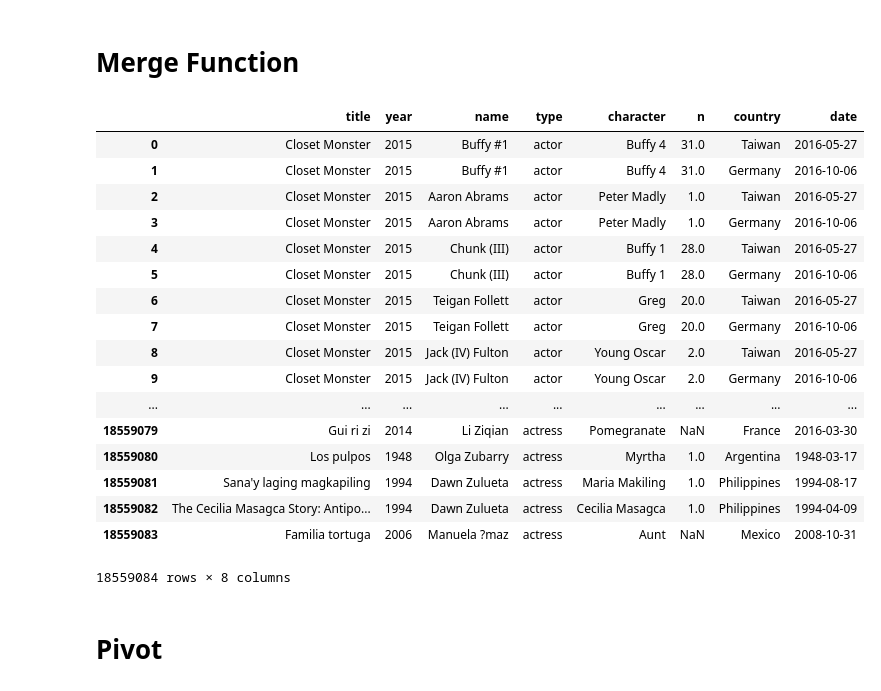
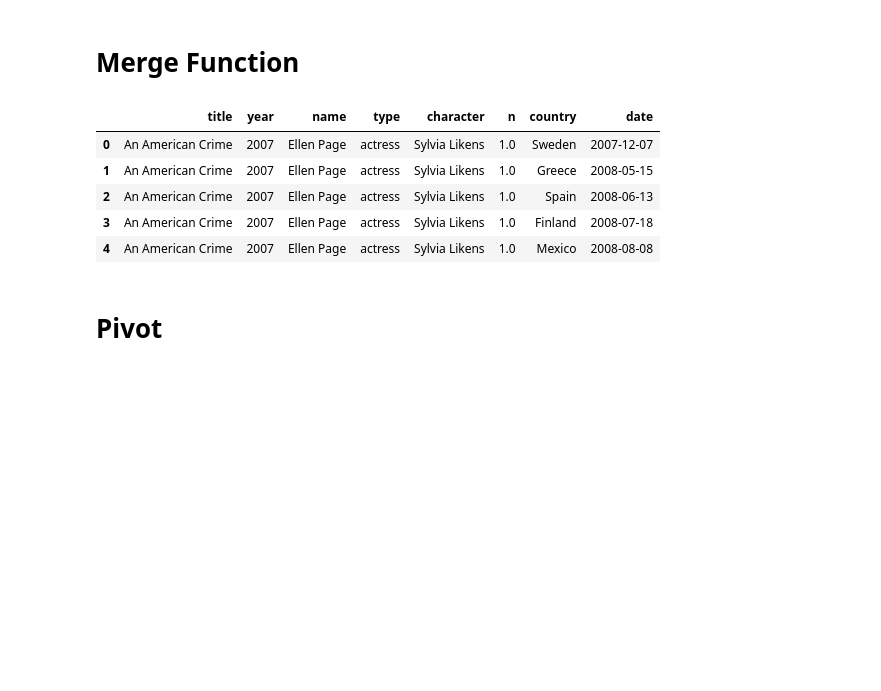
Before and after one commit to ababen/pycon-pandas-tutorial, a Jupyter notebook: Exercises-5.ipynb, the cells around one changed output. Saved outputs shown, nothing was run; the diff lists cells and outputs as text; code cells hidden in the pictures; blank space fills up the shorter version.

```diff
--- a/Exercises-5.ipynb
+++ b/Exercises-5.ipynb
@@ -76,27 +158,15 @@ Name: date, dtype: int64
 # Merge Function
 # %%
 c = cast
-c[c.name == 'Ellen Page']
-c.merge(release_dates)
+c = c[c.name == 'Ellen Page']
+c.merge(release_dates).head()
 # %% [output]
 |  | title | year | name | type | character | n | country | date |
-| 0 | Closet Monster | 2015 | Buffy #1 | actor | Buffy 4 | 31.0 | Taiwan | 2016-05-27 |
-| 1 | Closet Monster | 2015 | Buffy #1 | actor | Buffy 4 | 31.0 | Germany | 2016-10-06 |
-| 2 | Closet Monster | 2015 | Aaron Abrams | actor | Peter Madly | 1.0 | Taiwan | 2016-05-27 |
-| 3 | Closet Monster | 2015 | Aaron Abrams | actor | Peter Madly | 1.0 | Germany | 2016-10-06 |
-| 4 | Closet Monster | 2015 | Chunk (III) | actor | Buffy 1 | 28.0 | Taiwan | 2016-05-27 |
-| 5 | Closet Monster | 2015 | Chunk (III) | actor | Buffy 1 | 28.0 | Germany | 2016-10-06 |
-| 6 | Closet Monster | 2015 | Teigan Follett | actor | Greg | 20.0 | Taiwan | 2016-05-27 |
-| 7 | Closet Monster | 2015 | Teigan Follett | actor | Greg | 20.0 | Germany | 2016-10-06 |
-| 8 | Closet Monster | 2015 | Jack (IV) Fulton | actor | Young Oscar | 2.0 | Taiwan | 2016-05-27 |
-| 9 | Closet Monster | 2015 | Jack (IV) Fulton | actor | Young Oscar | 2.0 | Germany | 2016-10-06 |
-| ... | ... | ... | ... | ... | ... | ... | ... | ... |
-| 18559079 | Gui ri zi | 2014 | Li Ziqian | actress | Pomegranate | NaN | France | 2016-03-30 |
-| 18559080 | Los pulpos | 1948 | Olga Zubarry | actress | Myrtha | 1.0 | Argentina | 1948-03-17 |
-| 18559081 | Sana'y laging magkapiling | 1994 | Dawn Zulueta | actress | Maria Makiling | 1.0 | Philippines | 1994-08-17 |
-| 18559082 | The Cecilia Masagca Story: Antipo... | 1994 | Dawn Zulueta | actress | Cecilia Masagca | 1.0 | Philippines | 1994-04-09 |
-| 18559083 | Familia tortuga | 2006 | Manuela ?maz | actress | Aunt | NaN | Mexico | 2008-10-31 |
+| 0 | An American Crime | 2007 | Ellen Page | actress | Sylvia Likens | 1.0 | Sweden | 2007-12-07 |
+| 1 | An American Crime | 2007 | Ellen Page | actress | Sylvia Likens | 1.0 | Greece | 2008-05-15 |
+| 2 | An American Crime | 2007 | Ellen Page | actress | Sylvia Likens | 1.0 | Spain | 2008-06-13 |
+| 3 | An American Crime | 2007 | Ellen Page | actress | Sylvia Likens | 1.0 | Finland | 2008-07-18 |
+| 4 | An American Crime | 2007 | Ellen Page | actress | Sylvia Likens | 1.0 | Mexico | 2008-08-08 |
-18559084 rows × 8 columns
 # %% [markdown]
 # Pivot
 # %%
```
Also changed, not shown: parts of 10 cells of this notebook, 4 other files.
